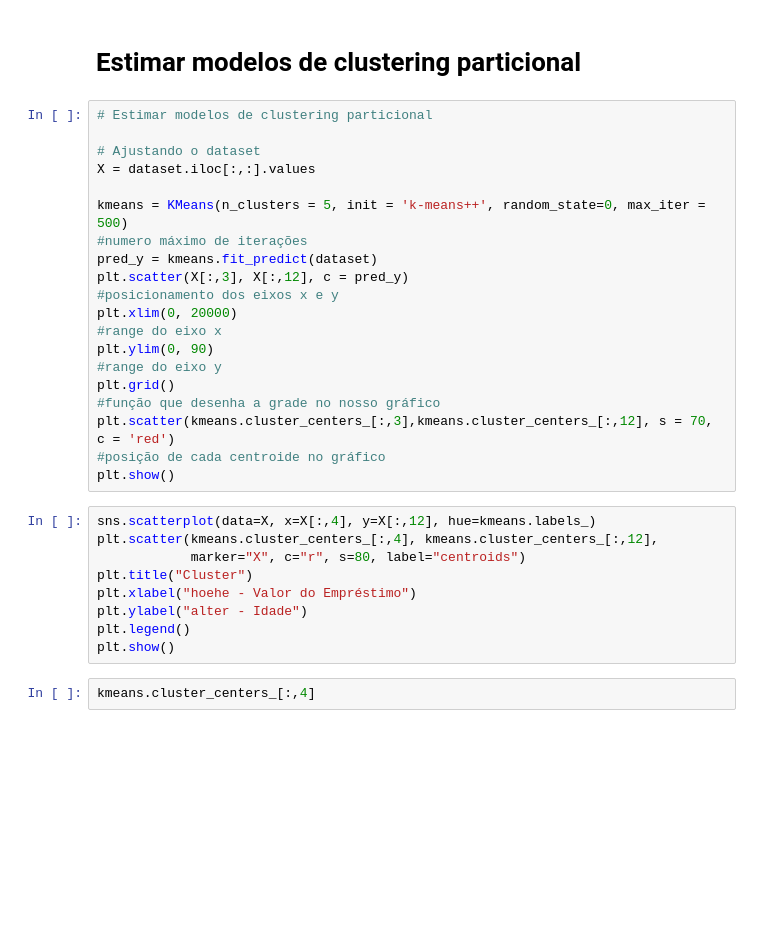
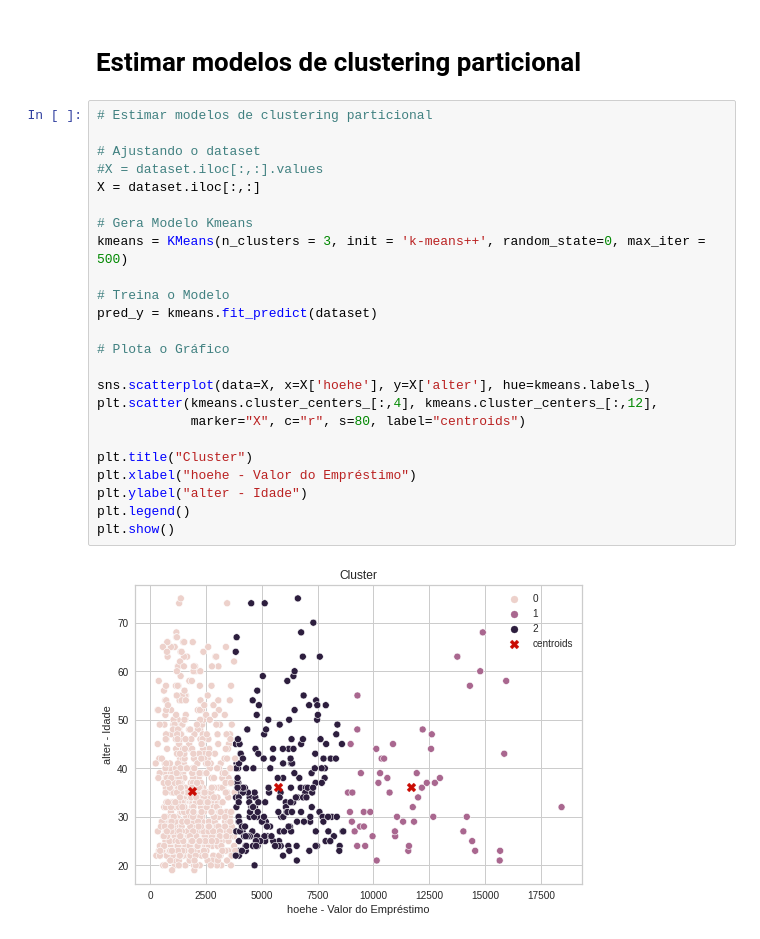
Before and after one commit to fabiobrabo/FGV_Sol_Min_Dados, a Jupyter notebook: FGV_Mineração_Cluster.ipynb, the cells around one changed output. Drawn from its saved outputs; the diff is of its cells as text; blank space fills up the shorter version.

```diff
--- a/FGV_Mineração_Cluster.ipynb
+++ b/FGV_Mineração_Cluster.ipynb
@@ -271,36 +317,31 @@ plt.show()
 # %% [markdown]
 # Estimar modelos de clustering particional
-# %%
-# Estimar modelos de clustering particional
-
-# Ajustando o dataset
-X = dataset.iloc[:,:].values
-
-kmeans = KMeans(n_clusters = 5, init = 'k-means++', random_state=0, max_iter = 500)
-#numero máximo de iterações
-pred_y = kmeans.fit_predict(dataset)
-plt.scatter(X[:,3], X[:,12], c = pred_y)
-#posicionamento dos eixos x e y
-plt.xlim(0, 20000)
-#range do eixo x
-plt.ylim(0, 90)
-#range do eixo y
-plt.grid()
-#função que desenha a grade no nosso gráfico
-plt.scatter(kmeans.cluster_centers_[:,3],kmeans.cluster_centers_[:,12], s = 70, c = 'red')
-#posição de cada centroide no gráfico
-plt.show()
 # %%
-sns.scatterplot(data=X, x=X[:,4], y=X[:,12], hue=kmeans.labels_)
+# Estimar modelos de clustering particional
+
+# Ajustando o dataset
+#X = dataset.iloc[:,:].values
+X = dataset.iloc[:,:]
+
+# Gera Modelo Kmeans
+kmeans = KMeans(n_clusters = 3, init = 'k-means++', random_state=0, max_iter = 500)
+
+# Treina o Modelo
+pred_y = kmeans.fit_predict(dataset)
+
+# Plota o Gráfico
+
+sns.scatterplot(data=X, x=X['hoehe'], y=X['alter'], hue=kmeans.labels_)
 plt.scatter(kmeans.cluster_centers_[:,4], kmeans.cluster_centers_[:,12],
             marker="X", c="r", s=80, label="centroids")
+
 plt.title("Cluster")
 plt.xlabel("hoehe - Valor do Empréstimo")
 plt.ylabel("alter - Idade")
 plt.legend()
 plt.show()
+# %% [output]
+[figure, added]
-# %%
-kmeans.cluster_centers_[:,4]
 # %%
 kmeans.labels_
 kmeans.inertia_
```
Also changed, not shown: parts of 17 cells of this notebook.
